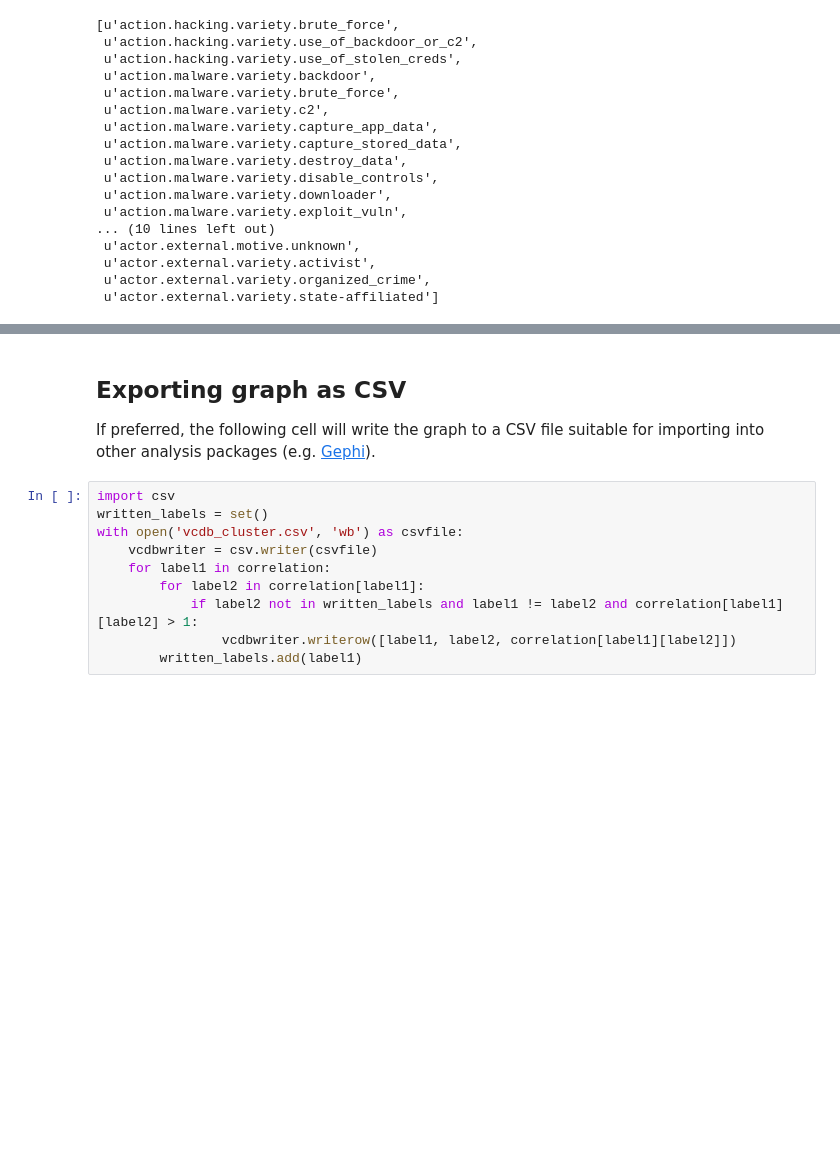
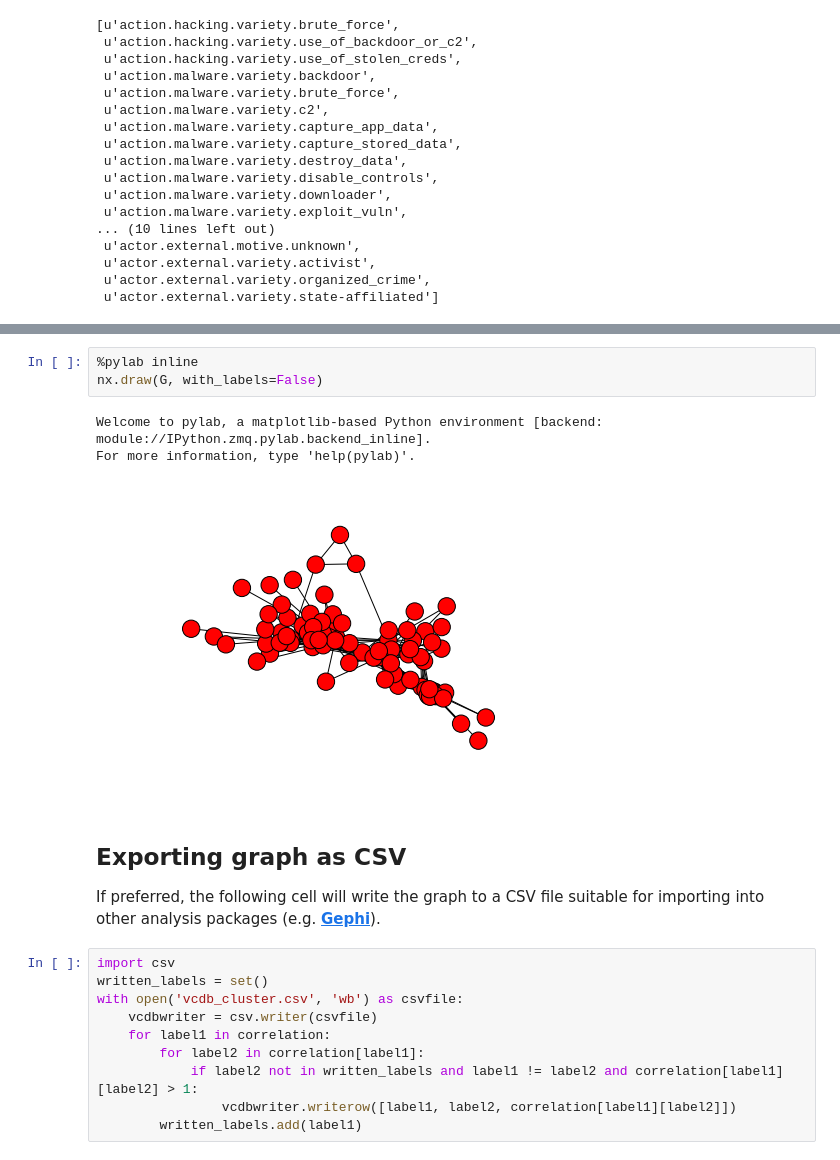
Before and after one commit to krmaxwell/incident-patterns, a Jupyter notebook: Clustering.ipynb, the cells around one changed output, grey strips where cells are left out. Saved outputs shown, nothing was run; the diff lists cells and outputs as text; blank space fills up the shorter version.

Commit message:
Doc fixes, sort by degree, display graph inline

```diff
--- a/Clustering.ipynb
+++ b/Clustering.ipynb
@@ -265,7 +271,14 @@ sorted(list(nx.all_neighbors(G, 'action.social.variety.phishing')))
+# %%
+%pylab inline
+nx.draw(G, with_labels=False)
+# %% [output]
+Welcome to pylab, a matplotlib-based Python environment [backend: module://IPython.zmq.pylab.backend_inline].
+For more information, type 'help(pylab)'.
+[figure, added]
 # %% [markdown]
 ## Exporting graph as CSV
 
-If preferred, the following cell will write the graph to a CSV file suitable for importing into other analysis packages (e.g. [Gephi](https://gephi.org)).
+If preferred, the following cell will write the graph to a CSV file suitable for importing into other analysis packages (e.g. [**Gephi**](https://gephi.org)).
 # %%
 import csv
 written_labels = set()
```
Also changed, not shown: parts of 3 cells of this notebook.
